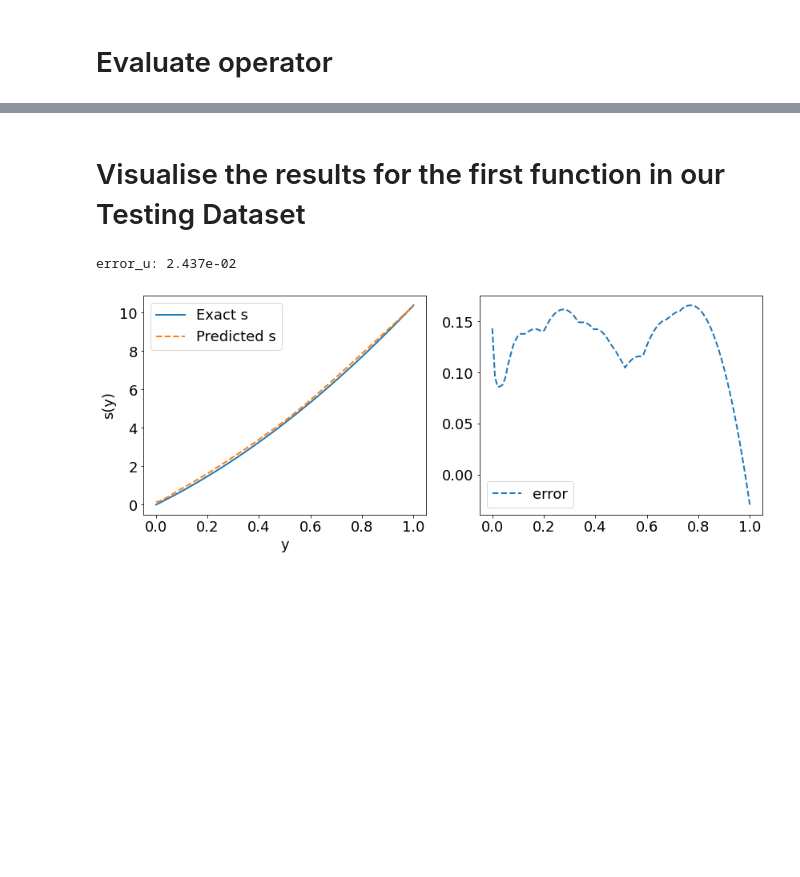
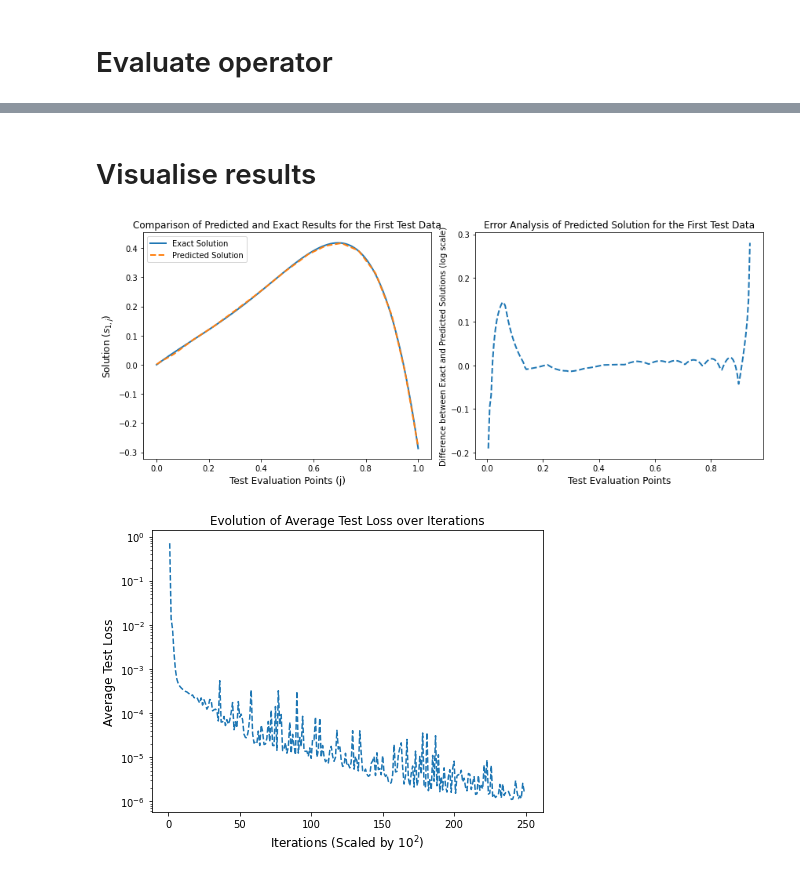
Before and after one commit to Memoisation/PDE-DeepONet-Learning, a Jupyter notebook: DeepONet_Antiderivative(Polynomial_Sampling).ipynb, the cells around one changed output, grey strips where cells are left out. Saved outputs shown, nothing was run; the diff lists cells and outputs as text; code cells hidden in the pictures; blank space fills up the shorter version.

```diff
--- a/DeepONet_Antiderivative(Polynomial_Sampling).ipynb
+++ b/DeepONet_Antiderivative(Polynomial_Sampling).ipynb
@@ -250,7 +229,7 @@ s_test = np.float32(s.reshape(N_test * P_test,-1))
 # %%
 # Data generator
 class DataGenerator(data.Dataset):
-    def __init__(self, u, y, s, batch_size=64, rng_key=random.PRNGKey(1234)):
+    def __init__(self, u, y, s, batch_size, rng_key=random.PRNGKey(1234)):
         'Initialization'
         self.u = u # input sample
         self.y = y # location
@@ -276,6 +255,10 @@ class DataGenerator(data.Dataset):
         inputs = (u, y)
         outputs = s
         return inputs, outputs
+
+    # # Number of batches per dataset
+    # def __len__(self):
+    #     return self.N // self.batch_size
 # %% [markdown]
 # DeepONet
 # %%
@@ -396,26 +384,26 @@ class DeepONet:
 # %%
 # Initialize model
 # For vanilla DeepONet, shallower network yields better accuarcy.
-branch_layers = [100, 100, 100]
+branch_layers = [m, 100, 100]
 trunk_layers =  [1, 100, 100]
 
 model = DeepONet(branch_layers, trunk_layers)
 
 # Create data set
-batch_size = 10
+batch_size = 5000
 dataset = DataGenerator(u_train, y_train, s_train, batch_size)
 
 # Train
-model.train(dataset, nIter=1000)
+model.train(dataset, nIter=25000)
 
 # Predict
 params = model.get_params(model.opt_state)
 s_pred = model.predict_s(params, u_test, y_test)[:,None]
-s_y_pred = model.predict_s_y(params, u_test, y_test) # remember that s_y=ds/dy=u
+# s_y_pred = model.predict_s_y(params, u_test, y_test) # remember that s_y=ds/dy=u
 
 # Compute relative l2 error
 error_s = np.linalg.norm(s_test - s_pred) / np.linalg.norm(s_test)
-error_u = np.linalg.norm(u_test[::P_test].flatten()[:,None] - s_y_pred) / np.linalg.norm(u_test[::P_test].flatten()[:,None])
+# error_u = np.linalg.norm(u_test[::P_test].flatten()[:,None] - s_y_pred) / np.linalg.norm(u_test[::P_test].flatten()[:,None])
 
-print('Solution Error: ', error_s, 'Input Error: ', error_u)
+print('Optimized DeepONet\'s Average Fractional Test Loss: ', error_s)
 # %% [output]
@@ -423,46 +411,61 @@ Solution Error:  0.024373575149697204 Input Error:  0.087407656
-# %% [markdown]
-# Visualise the results for the first function in our Testing Dataset
+# %% [markdown]
+# Visualise results
 # %%
-idx=0
+idx = 0 # choose which test data to plot
 index = np.arange(idx * P_test,(idx + 1) * P_test)
 
 # Compute the relative l2 error for one input sample
-error_u = np.linalg.norm(s_test[index, :] - s_pred[index, :], 2) / np.linalg.norm(s_test[index, :], 2)
-error_s = np.linalg.norm(u_test[::P_test][idx].flatten()[:,None] - s_y_pred[index, :], 2) / np.linalg.norm(u_test[::P_test][idx].flatten()[:,None], 2)
+# error_u = np.linalg.norm(s_test[index, :] - s_pred[index, :], 2) / np.linalg.norm(s_test[index, :], 2)
+# error_s = np.linalg.norm(u_test[::P_test][idx].flatten()[:,None] - s_y_pred[index, :], 2) / np.linalg.norm(u_test[::P_test][idx].flatten()[:,None], 2)
 
-print("error_u: {:.3e}".format(error_u))
+# print("error_u: {:.3e}".format(error_u))
 # print("error_s: {:.3e}".format(error_s))
 
 # Visualizations
 # Predicted solution s(y)
 plt.figure(figsize=(12,5))
 plt.subplot(1,2,1)
-plt.plot(y_test[index, :], s_test[index, :], label='Exact s', lw=2)
-plt.plot(y_test[index, :], s_pred[index, :], '--', label='Predicted s', lw=2)
-plt.xlabel('y')
-plt.ylabel('s(y)')
+plt.plot(y_test[index, :], s_test[index, :], label='Exact Solution', lw=2) # use 'o-' to show test points
+plt.plot(y_test[index, :], s_pred[index, :], '--', label='Predicted Solution', lw=2)
+plt.xlabel('Test Evaluation Points (j)', fontsize='large')
+plt.ylabel('Solution ($s_{1,j}$)', fontsize='large')
+plt.title('Comparison of Predicted and Exact Results for the First Test Data', fontsize='large')
 plt.tight_layout()
 plt.legend()
 
 plt.subplot(1,2,2)
-plt.plot(y_test[index, :], s_pred[index, :] - s_test[index, :], '--', lw=2, label='error')
+plt.plot(y_test[index, :], np.log(s_test[index, :]) - np.log(s_pred[index, :]), '--', lw=2, label='error')
+plt.xlabel('Test Evaluation Points', fontsize='large')
+plt.ylabel('Difference between Exact and Predicted Solutions (log scale)', fontsize='medium')
+plt.title('Error Analysis of Predicted Solution for the First Test Data', fontsize='large')
 plt.tight_layout()
-plt.legend()
+plt.show()
+
+# Plot test loss per iteration
+test_loss_eval_numbers = range(1, len(model.test_loss_log) + 1)
+fig = plt.figure(figsize=(12,5))
+plt.subplot(1,2,1)
+plt.plot(test_loss_eval_numbers, model.test_loss_log, '--', label='Avg Test loss')
+plt.yscale('log')
+plt.xlabel(r'Iterations (Scaled by $10^2$)', fontsize='large')
+plt.ylabel('Average Test Loss', fontsize='large')
+plt.title('Evolution of Average Test Loss over Iterations', fontsize='large')
+plt.tight_layout()
 plt.show()
 
 # Predicted residual u(x)
 # fig = plt.figure(figsize=(12,5))
 # plt.subplot(1,2,1)
 # plt.plot(y_test[index, :], u_test[::P_test][idx], label='Exact u', lw=2)
 # plt.plot(y_test[index, :], s_y_pred[index,:], '--', label='Predicted u', lw=2)
 # plt.legend()
 # plt.tight_layout()
 
 # plt.subplot(1,2,2)
 # plt.plot(y_test[index, :], s_y_pred[index,:].flatten() - u_test[::P_test][idx] , '--', label='error', lw=2)
 # plt.legend()
 # plt.tight_layout()
 # plt.show()
 # %% [output]
-error_u: 2.437e-02
-[figure, old version]
+[figure, new version]
+[figure, added]
```
Also changed, not shown: parts of 17 cells of this notebook.
